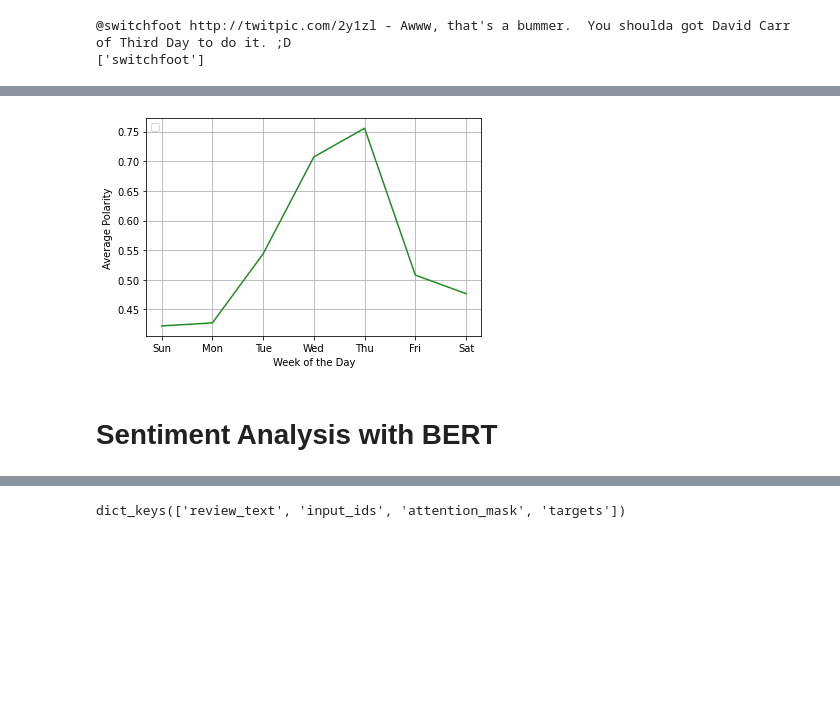
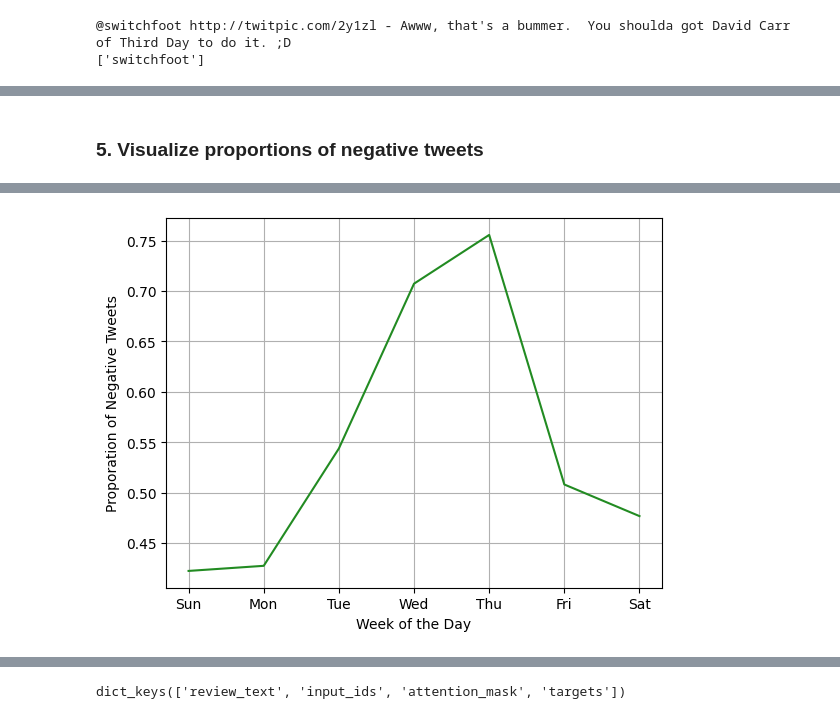
Before and after one commit to mingyu-yuan/Twitter-Text-Analysis, a Jupyter notebook: twitter_text_analysis.ipynb, the cells around one changed output, grey strips where cells are left out. Cells and saved outputs as stored; diff of their text form; code cells hidden in the pictures; blank space fills up the shorter version.

```diff
--- a/twitter_text_analysis.ipynb
+++ b/twitter_text_analysis.ipynb
@@ -143,3 +142,5 @@ Name: mentions, dtype: int64
+# %% [markdown]
+### 5. Visualize proportions of negative tweets
 # %%
 # pivot the table
 by_week = pd.pivot_table(df, values='year', index=['label'], columns=['week'], aggfunc='count')
@@ -151,10 +152,8 @@ by_week.columns.name = None
 
 # plot the proportion of tweets with negative polarity across the whole week
 sns.lineplot(data=by_week, x=by_week.index, y=0, color='forestgreen')
-plt.title('')
-plt.legend(loc=2)
 plt.xlabel("Week of the Day")
-plt.ylabel("Average Polarity")
+plt.ylabel("Proporation of Negative Tweets")
 plt.grid()
-plt.show()
+plt.show();
 # %% [output]
@@ -162 +160 @@ WARNING:matplotlib.legend:No artists with labels found to put in legend.  Note t
-[figure, old version]
+[figure, new version]
@@ -165,2 +160,0 @@ df.to_csv('tweet_sent.csv')
-# %% [markdown]
-# Sentiment Analysis with BERT
```
Also changed, not shown: parts of 41 cells of this notebook.
